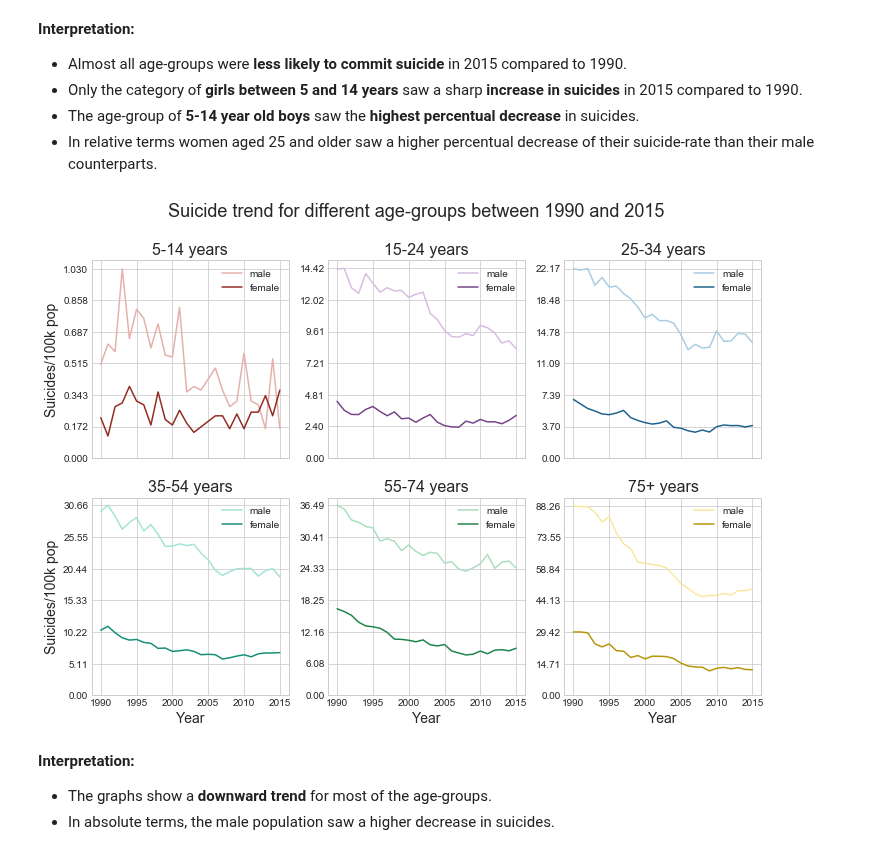
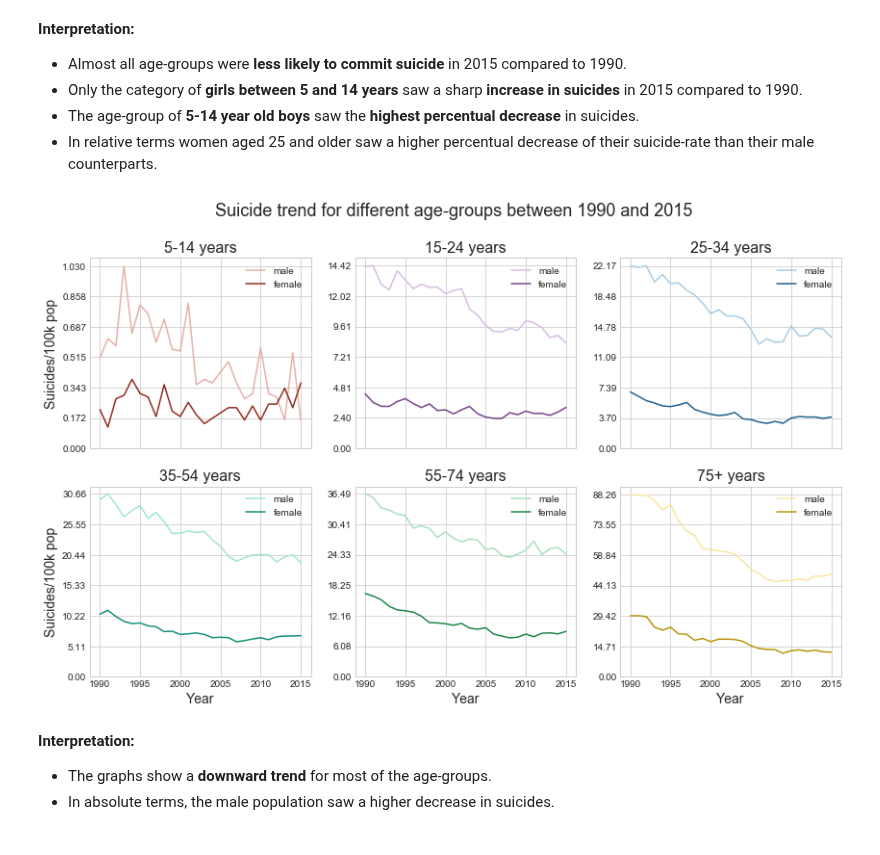
Before and after one commit to Overflowed10/Data-Analysis, a Jupyter notebook: Data Analysis - Suicides.ipynb, the cells around one changed output. Cells and saved outputs as stored; diff of their text form; code cells hidden in the pictures.

```diff
--- a/Data Analysis - Suicides.ipynb
+++ b/Data Analysis - Suicides.ipynb
@@ -235,7 +235,7 @@ g2015_suicides = g2015_suicides.reindex(["5-14 years", "15-24 years", "25-34 yea
 g2015_suicides_arr = g2015_suicides.values.reshape(6,2)
 
 # size of figure + adjusting parameters of plot
-fig=plt.figure(figsize=(8,6))
+fig=plt.figure(figsize=(10,8))
 ax = fig.add_subplot(111)
 ax.tick_params(axis='both', which='major', labelsize=13)
 
@@ -334,38 +334,38 @@ col = {"5-14 years": {"m":  "#e6b0aa" , "f": "#922b21"}, "15-24 years": {"m": "#
           "55-74 years": {"m": "#a9dfbf", "f": "#1e8449"}, "75+ years": {"m": "#f9e79f", "f": "#b7950b"}}
 
 # size of figure and amount of axes
-fig, ax = plt.subplots(2,3, figsize=(12,8), sharex=True)
+fig, ax = plt.subplots(2,3, figsize=(14,8), sharex=True)
 ax = ax.flatten()
 
 # plotting: x - year, y - suicides/100k capita, for agegroup and gender
 age_groups = ["5-14 years", "15-24 years", "25-34 years", "35-54 years", "55-74 years", "75+ years"]
 for num, age_group in enumerate(age_groups):
 
     condition = (df["age"]==age_group)&(df["country"]=="Germany")
     group_df = df.loc[condition, ["suicides/100k pop", "sex", "year"]]
 
     y_min, y_max = group_df.year.min(), group_df.year.max()
     timespan = np.arange(y_min, y_max+1)
 
     male_df = group_df.loc[group_df.sex=="male", "suicides/100k pop"]
     female_df = group_df.loc[group_df.sex=="female", "suicides/100k pop"]
 
     ax[num].plot(timespan, male_df, color=col[age_group]["m"])
     ax[num].plot(timespan, female_df, color=col[age_group]["f"])
 
     ax[num].set_title(age_group, fontdict={"fontsize": 16})
     if num > 2:
         ax[num].set_xlabel("Year", fontdict={"fontsize": 14})
     if num % 3 ==0:
         ax[num].set_ylabel("Suicides/100k pop", fontdict={"fontsize": 14})
     ax[num].legend(["male", "female"])
     ax[num].set_yticks(ticks=np.linspace(0,np.maximum(male_df, female_df).max(),7))
 
 # adjusting plot
 plt.suptitle(f"Suicide trend for different age-groups between {y_min} and {y_max}", fontsize=18)
 plt.show()
 # %% [output]
-[figure, old version]
+[figure, new version]
 # %% [markdown]
 <b>Interpretation:</b>
 * The graphs show a <b>downward trend</b> for most of the age-groups.
```
Also changed, not shown: parts of 10 cells of this notebook.
